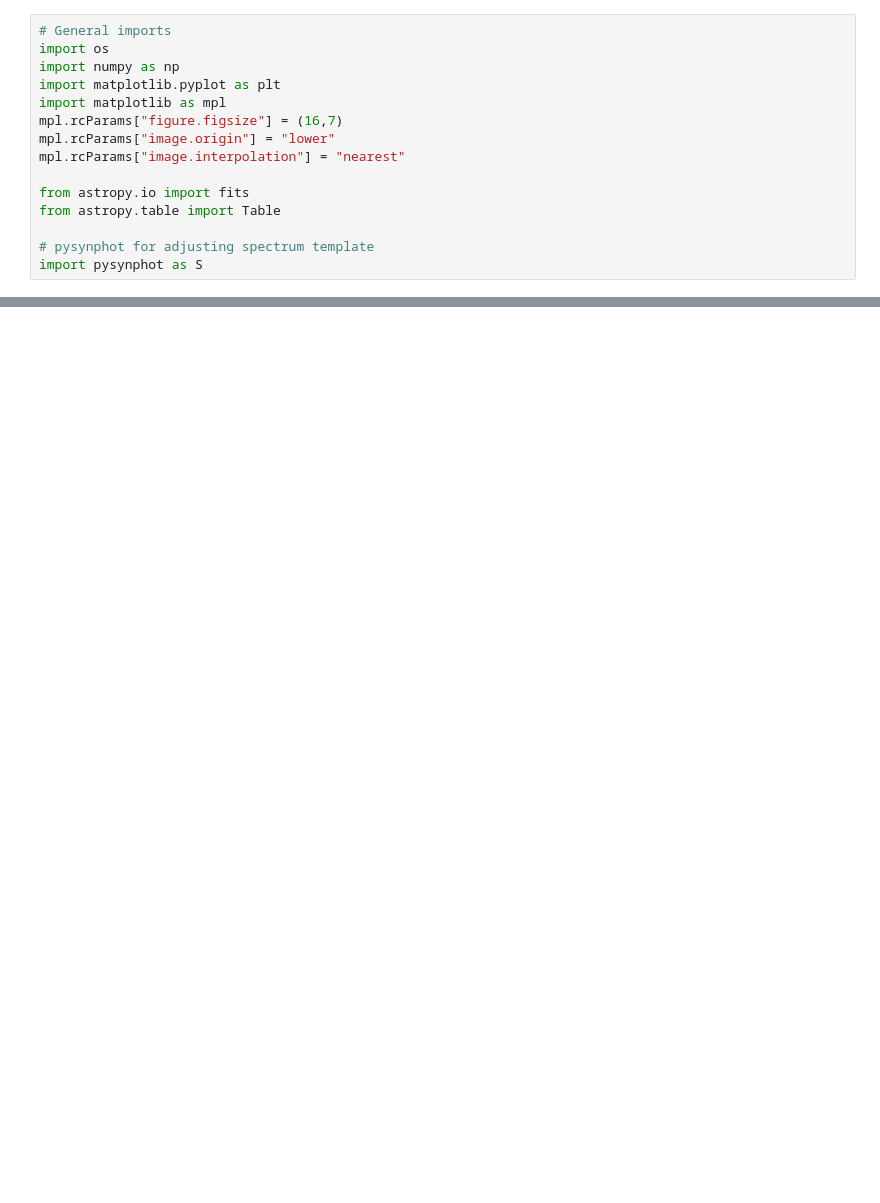
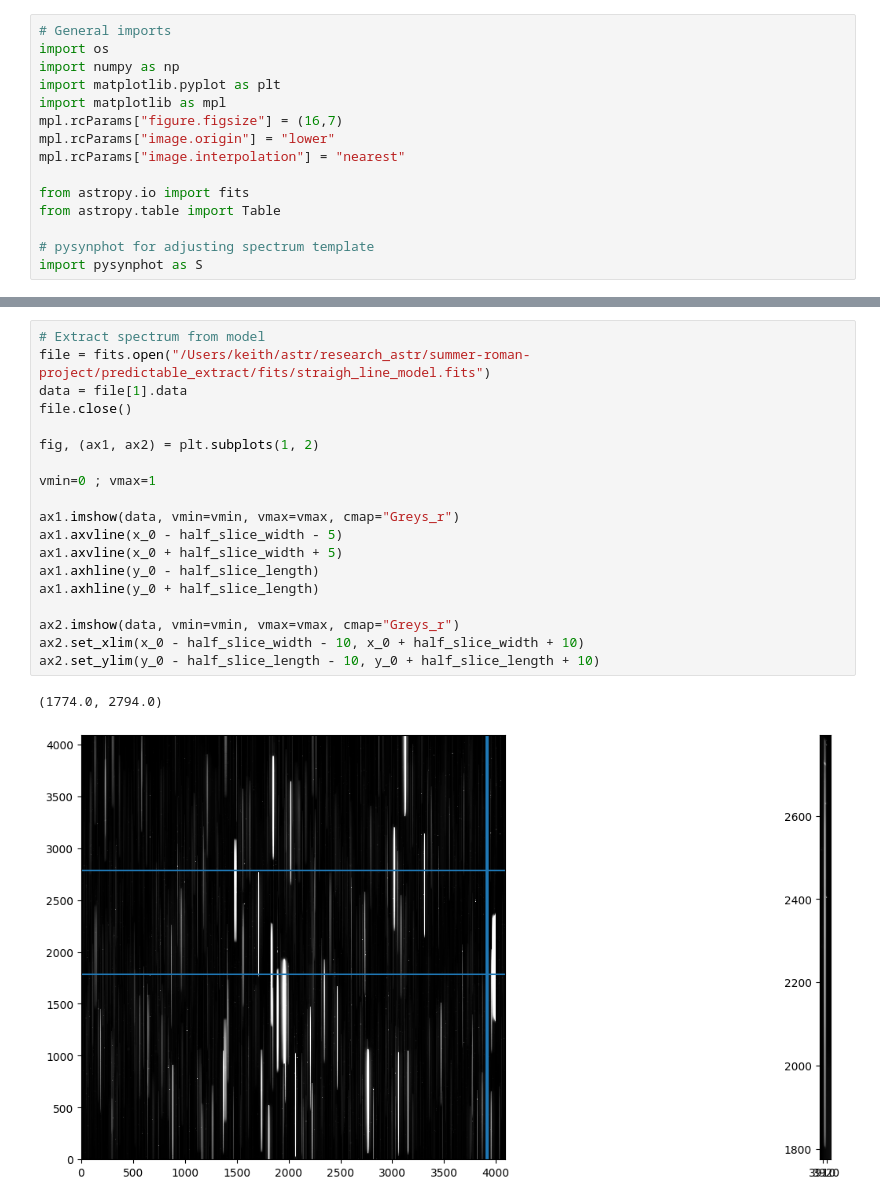
Before and after one commit to keithbuckholz/summer-roman-project, a Jupyter notebook: predictable_extract/notebooks/galaxy_extraction.ipynb, the cells around one changed output, grey strips where cells are left out. Saved outputs shown, nothing was run; the diff lists cells and outputs as text; blank space fills up the shorter version.

```diff
--- a/predictable_extract/notebooks/galaxy_extraction.ipynb
+++ b/predictable_extract/notebooks/galaxy_extraction.ipynb
@@ -55 +54,23 @@ NUMBER  X_IMAGE   Y_IMAGE  A_IMAGE B_IMAGE THETA_IMAGE MAG_F1500W SPECTEMP    Z
+# %%
+# Extract spectrum from model
+file = fits.open("/Users/keith/astr/research_astr/summer-roman-project/predictable_extract/fits/straigh_line_model.fits")
+data = file[1].data
+file.close()
+
+fig, (ax1, ax2) = plt.subplots(1, 2)
+
+vmin=0 ; vmax=1
+
+ax1.imshow(data, vmin=vmin, vmax=vmax, cmap="Greys_r")
+ax1.axvline(x_0 - half_slice_width - 5)
+ax1.axvline(x_0 + half_slice_width + 5)
+ax1.axhline(y_0 - half_slice_length)
+ax1.axhline(y_0 + half_slice_length)
+
+ax2.imshow(data, vmin=vmin, vmax=vmax, cmap="Greys_r")
+ax2.set_xlim(x_0 - half_slice_width - 10, x_0 + half_slice_width + 10)
+ax2.set_ylim(y_0 - half_slice_length - 10, y_0 + half_slice_length + 10)
+# %% [output]
+(1774.0, 2794.0)
+[figure, added]
 # %%
```
Also changed, not shown: parts of 7 cells of this notebook, 5 other files.
